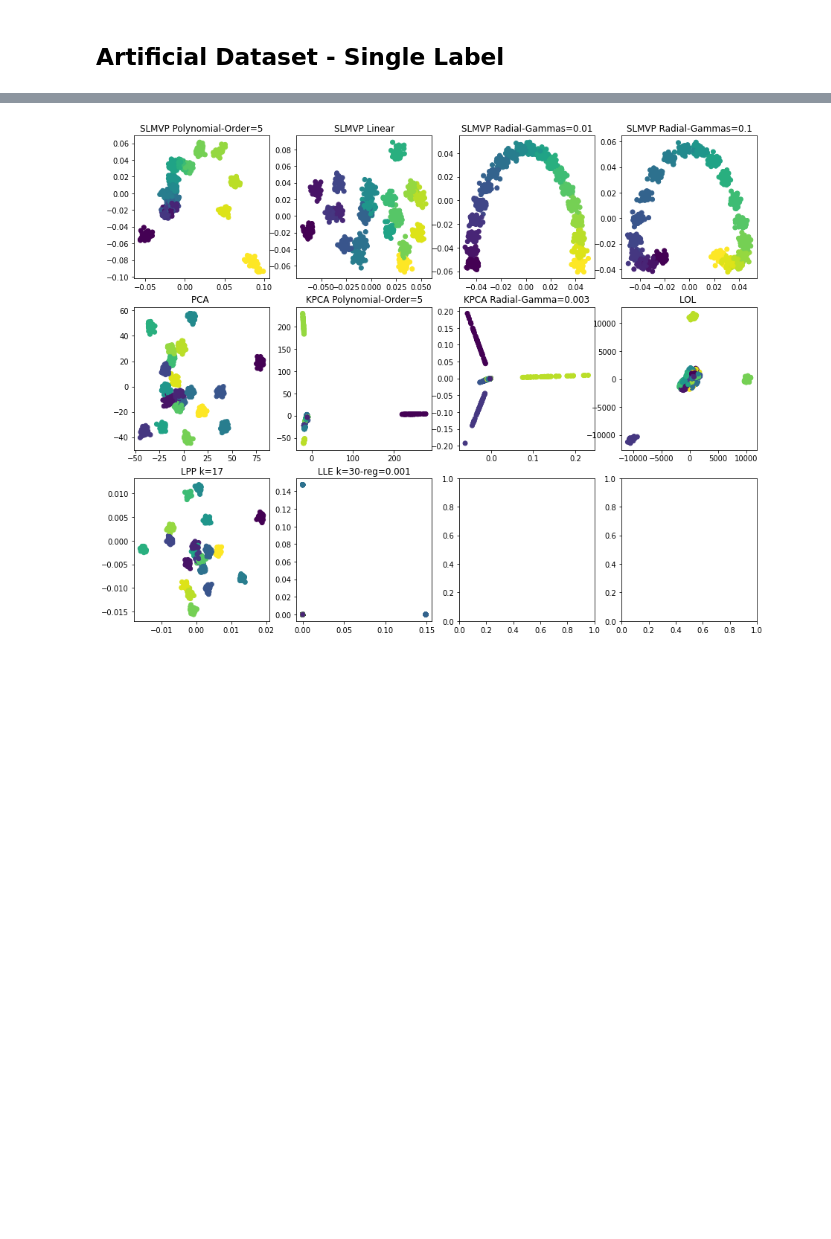
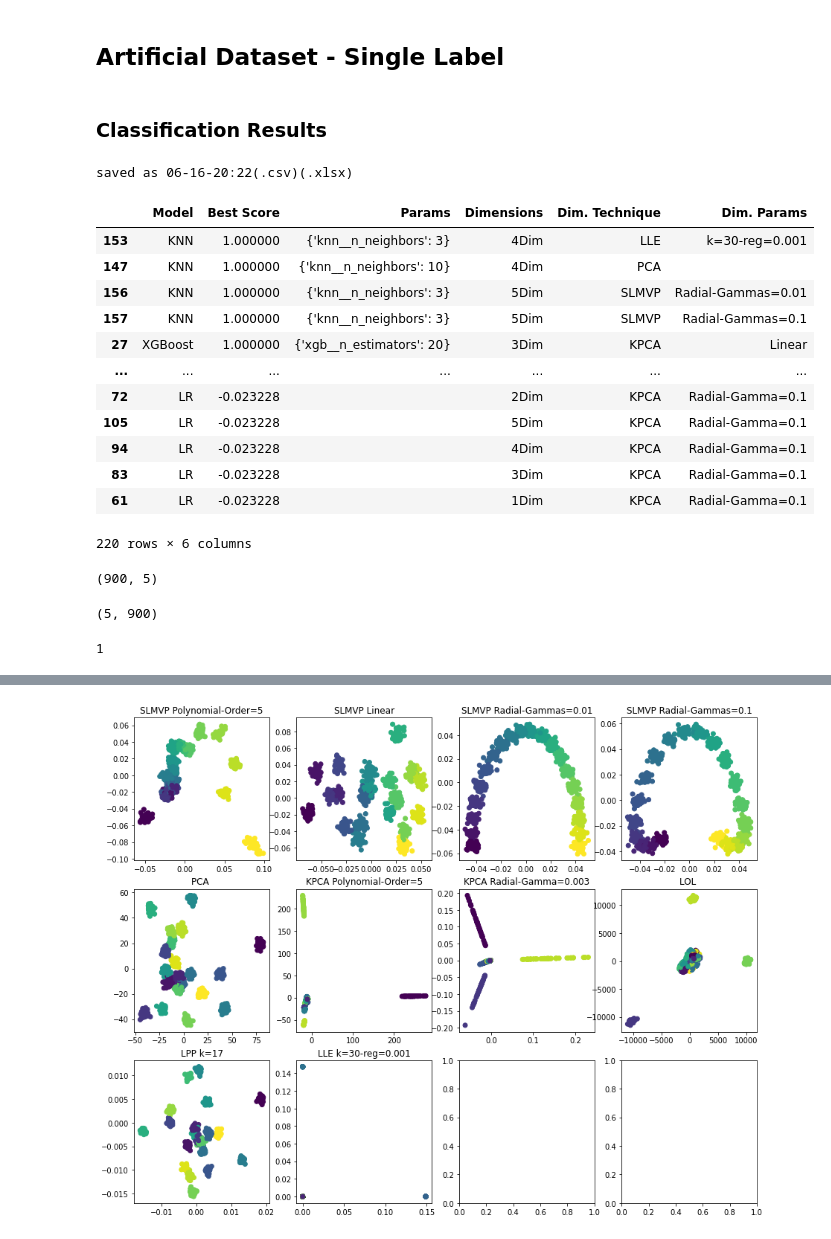
Before and after one commit to miguelangel43/Dimensionality-Reduction-Masters-Thesis, a Jupyter notebook: main.ipynb, the cells around one changed output, grey strips where cells are left out. Cells and saved outputs as stored; diff of their text form; code cells hidden in the pictures; blank space fills up the shorter version.

```diff
--- a/main.ipynb
+++ b/main.ipynb
@@ -31,4 +31,31 @@ dim.y_train = y_train
 dim.X_test = X_test
 dim.y_test = y_test
 
-dim.apply_dim(num_dim=2)
+dim.apply_dim(num_dim=[1,2,3,4,5], tflag=[7])
+# %% [markdown]
+### Classification Results
+# %%
+dim.apply_clf()
+# %% [output]
+saved as 06-16-20:22(.csv)(.xlsx)
+|  | Model | Best Score | Params | Dimensions | Dim. Technique | Dim. Params |
+| 153 | KNN | 1.000000 | {'knn__n_neighbors': 3} | 4Dim | LLE | k=30-reg=0.001 |
+| 147 | KNN | 1.000000 | {'knn__n_neighbors': 10} | 4Dim | PCA |  |
+| 156 | KNN | 1.000000 | {'knn__n_neighbors': 3} | 5Dim | SLMVP | Radial-Gammas=0.01 |
+| 157 | KNN | 1.000000 | {'knn__n_neighbors': 3} | 5Dim | SLMVP | Radial-Gammas=0.1 |
+| 27 | XGBoost | 1.000000 | {'xgb__n_estimators': 20} | 3Dim | KPCA | Linear |
+| ... | ... | ... | ... | ... | ... | ... |
+| 72 | LR | -0.023228 |  | 2Dim | KPCA | Radial-Gamma=0.1 |
+| 105 | LR | -0.023228 |  | 5Dim | KPCA | Radial-Gamma=0.1 |
+| 94 | LR | -0.023228 |  | 4Dim | KPCA | Radial-Gamma=0.1 |
+| 83 | LR | -0.023228 |  | 3Dim | KPCA | Radial-Gamma=0.1 |
+| 61 | LR | -0.023228 |  | 1Dim | KPCA | Radial-Gamma=0.1 |
+220 rows × 6 columns
+# %%
+dim.new_dim[key][0].reshape(900,-1).shape
+# %% [output]
+(900, 5)
+# %%
+dim.new_dim[key][0].reshape(-1,900).shape
+# %% [output]
+(5, 900)
@@ -34,0 +65,4 @@ dim.apply_dim(num_dim=2)
+# %%
+int(key[0][:-3])
+# %% [output]
+1
```
Also changed, not shown: parts of 9 cells of this notebook, 2 other files.
